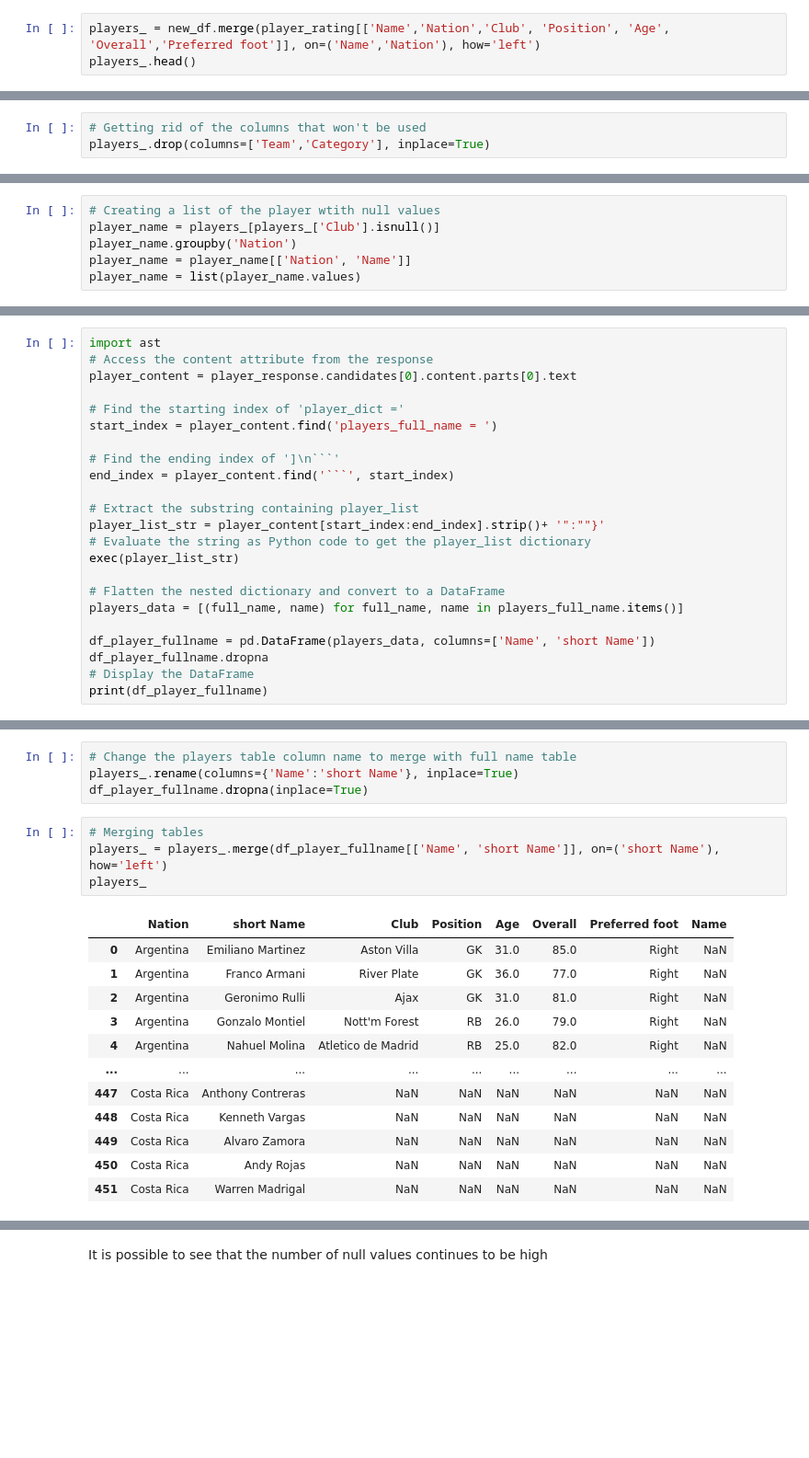
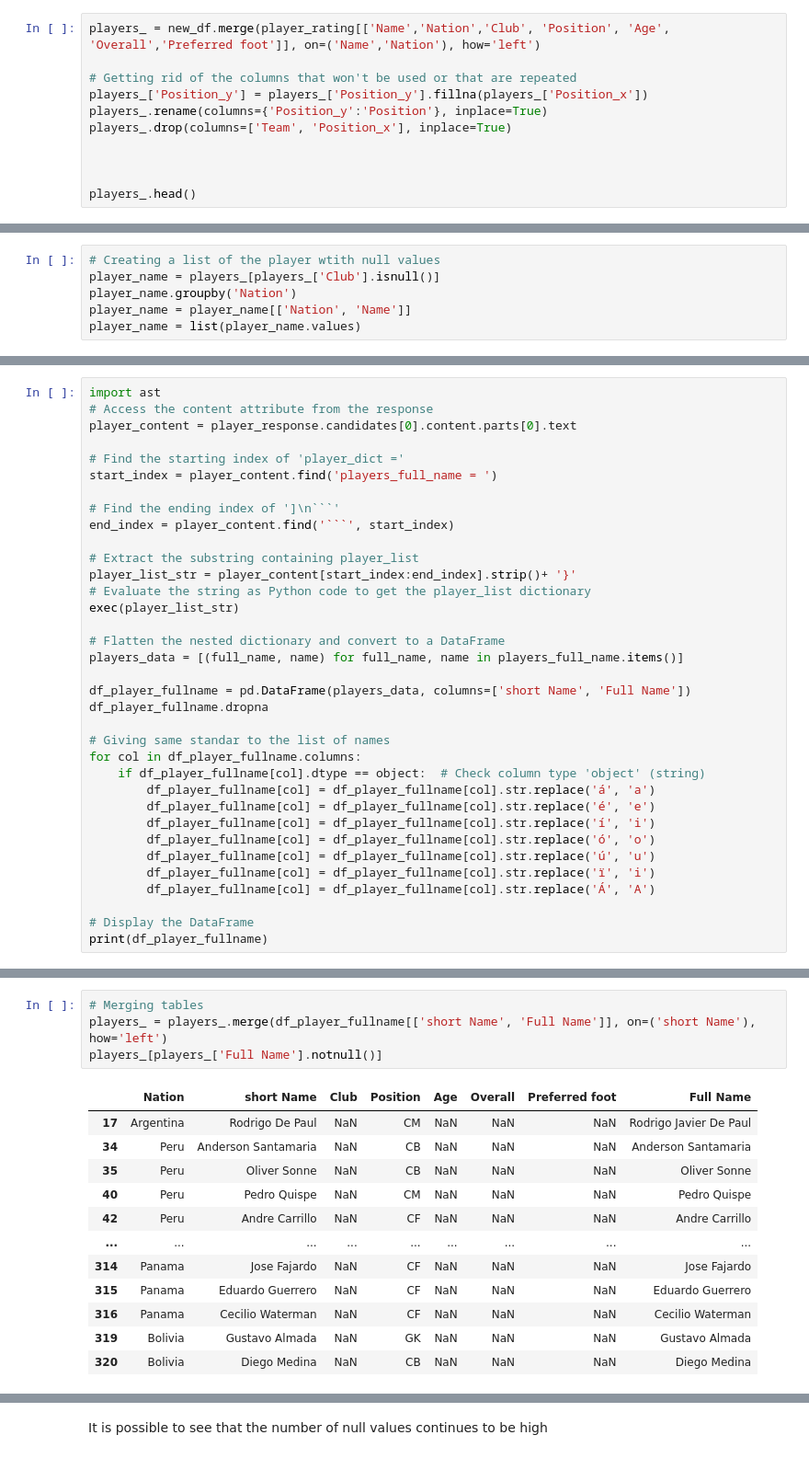
Before and after one commit to arielwendichansky/Copa-America-Model-2024, a Jupyter notebook: Copa_America_final_project.ipynb, the cells around one changed output, grey strips where cells are left out. Shown at 92% size. Drawn from its saved outputs; the diff is of its cells as text; blank space fills up the shorter version.

````diff
--- a/Copa_America_final_project.ipynb
+++ b/Copa_America_final_project.ipynb
@@ -894,4 +856,12 @@ for col in player_rating.columns:
 # %%
 players_ = new_df.merge(player_rating[['Name','Nation','Club', 'Position', 'Age', 'Overall','Preferred foot']], on=('Name','Nation'), how='left')
+
+# Getting rid of the columns that won't be used or that are repeated
+players_['Position_y'] = players_['Position_y'].fillna(players_['Position_x'])
+players_.rename(columns={'Position_y':'Position'}, inplace=True)
+players_.drop(columns=['Team', 'Position_x'], inplace=True)
+
+
+
 players_.head()
 # %% [output]
@@ -904,6 +874,3 @@ players_.head()
-# %%
-# Getting rid of the columns that won't be used
-players_.drop(columns=['Team','Category'], inplace=True)
 # %%
 list_players = new_df.groupby('Nation').count().reset_index()
 list_players_by_nation = list_players[['Nation', 'Name']]
@@ -1098,15 +1065,27 @@ start_index = player_content.find('players_full_name = ')
 end_index = player_content.find('```', start_index)
 
 # Extract the substring containing player_list
-player_list_str = player_content[start_index:end_index].strip()+ '":""}'
+player_list_str = player_content[start_index:end_index].strip()+ '}'
 # Evaluate the string as Python code to get the player_list dictionary
 exec(player_list_str)
 
 # Flatten the nested dictionary and convert to a DataFrame
 players_data = [(full_name, name) for full_name, name in players_full_name.items()]
 
-df_player_fullname = pd.DataFrame(players_data, columns=['Name', 'short Name'])
+df_player_fullname = pd.DataFrame(players_data, columns=['short Name', 'Full Name'])
 df_player_fullname.dropna
+
+# Giving same standar to the list of names
+for col in df_player_fullname.columns:
+    if df_player_fullname[col].dtype == object:  # Check column type 'object' (string)
+        df_player_fullname[col] = df_player_fullname[col].str.replace('á', 'a')
+        df_player_fullname[col] = df_player_fullname[col].str.replace('é', 'e')
+        df_player_fullname[col] = df_player_fullname[col].str.replace('í', 'i')
+        df_player_fullname[col] = df_player_fullname[col].str.replace('ó', 'o')
+        df_player_fullname[col] = df_player_fullname[col].str.replace('ú', 'u')
+        df_player_fullname[col] = df_player_fullname[col].str.replace('ï', 'i')
+        df_player_fullname[col] = df_player_fullname[col].str.replace('Á', 'A')
+
 # Display the DataFrame
 print(df_player_fullname)
 # %% [output]
@@ -1127,21 +1106,17 @@ print(df_player_fullname)
-# %%
-# Change the players table column name to merge with full name table
-players_.rename(columns={'Name':'short Name'}, inplace=True)
-df_player_fullname.dropna(inplace=True)
 # %%
 # Merging tables
-players_ = players_.merge(df_player_fullname[['Name', 'short Name']], on=('short Name'), how='left')
-players_
+players_ = players_.merge(df_player_fullname[['short Name', 'Full Name']], on=('short Name'), how='left')
+players_[players_['Full Name'].notnull()]
 # %% [output]
-|  | Nation | short Name | Club | Position | Age | Overall | Preferred foot | Name |
-| 0 | Argentina | Emiliano Martinez | Aston Villa | GK | 31.0 | 85.0 | Right | NaN |
-| 1 | Argentina | Franco Armani | River Plate | GK | 36.0 | 77.0 | Right | NaN |
-| 2 | Argentina | Geronimo Rulli | Ajax | GK | 31.0 | 81.0 | Right | NaN |
-| 3 | Argentina | Gonzalo Montiel | Nott'm Forest | RB | 26.0 | 79.0 | Right | NaN |
-| 4 | Argentina | Nahuel Molina | Atletico de Madrid | RB | 25.0 | 82.0 | Right | NaN |
+|  | Nation | short Name | Club | Position | Age | Overall | Preferred foot | Full Name |
+| 17 | Argentina | Rodrigo De Paul | NaN | CM | NaN | NaN | NaN | Rodrigo Javier De Paul |
+| 34 | Peru | Anderson Santamaria | NaN | CB | NaN | NaN | NaN | Anderson Santamaria |
+| 35 | Peru | Oliver Sonne | NaN | CB | NaN | NaN | NaN | Oliver Sonne |
+| 40 | Peru | Pedro Quispe | NaN | CM | NaN | NaN | NaN | Pedro Quispe |
+| 42 | Peru | Andre Carrillo | NaN | CF | NaN | NaN | NaN | Andre Carrillo |
 | ... | ... | ... | ... | ... | ... | ... | ... | ... |
-| 447 | Costa Rica | Anthony Contreras | NaN | NaN | NaN | NaN | NaN | NaN |
-| 448 | Costa Rica | Kenneth Vargas | NaN | NaN | NaN | NaN | NaN | NaN |
-| 449 | Costa Rica | Alvaro Zamora | NaN | NaN | NaN | NaN | NaN | NaN |
-| 450 | Costa Rica | Andy Rojas | NaN | NaN | NaN | NaN | NaN | NaN |
-| 451 | Costa Rica | Warren Madrigal | NaN | NaN | NaN | NaN | NaN | NaN |
+| 314 | Panama | Jose Fajardo | NaN | CF | NaN | NaN | NaN | Jose Fajardo |
+| 315 | Panama | Eduardo Guerrero | NaN | CF | NaN | NaN | NaN | Eduardo Guerrero |
+| 316 | Panama | Cecilio Waterman | NaN | CF | NaN | NaN | NaN | Cecilio Waterman |
+| 319 | Bolivia | Gustavo Almada | NaN | GK | NaN | NaN | NaN | Gustavo Almada |
+| 320 | Bolivia | Diego Medina | NaN | CB | NaN | NaN | NaN | Diego Medina |
````
Also changed, not shown: parts of 58 cells of this notebook.
